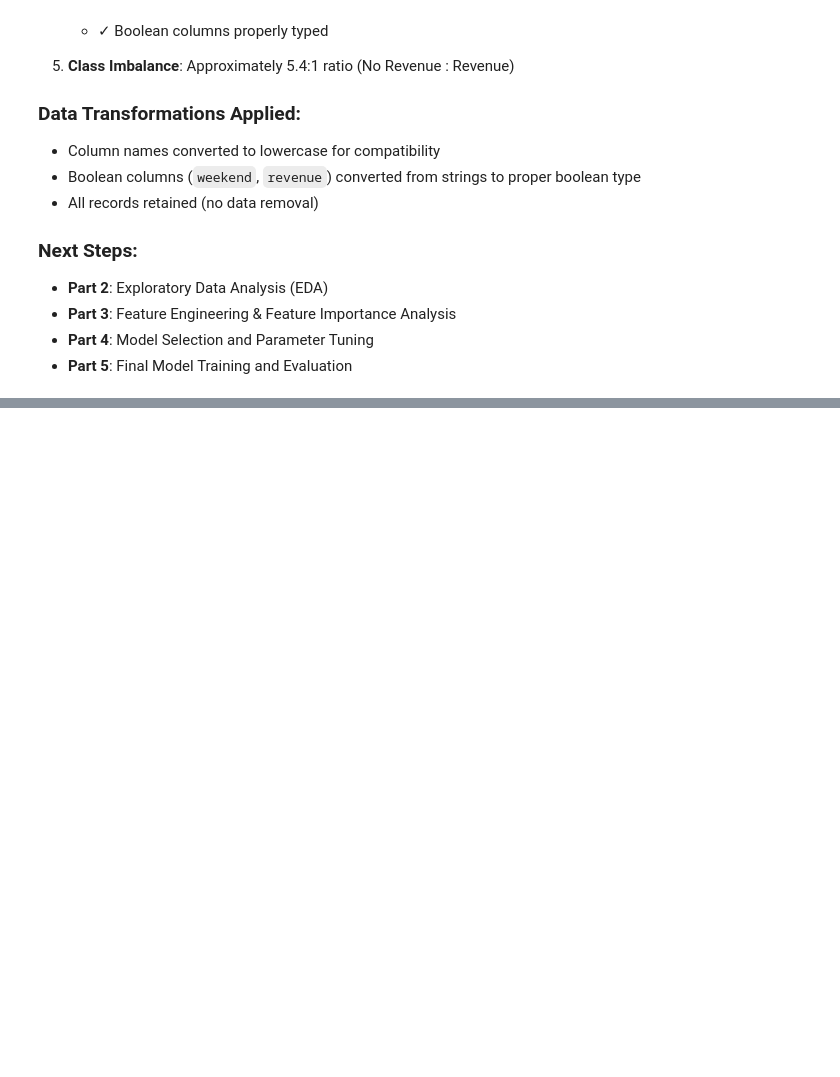
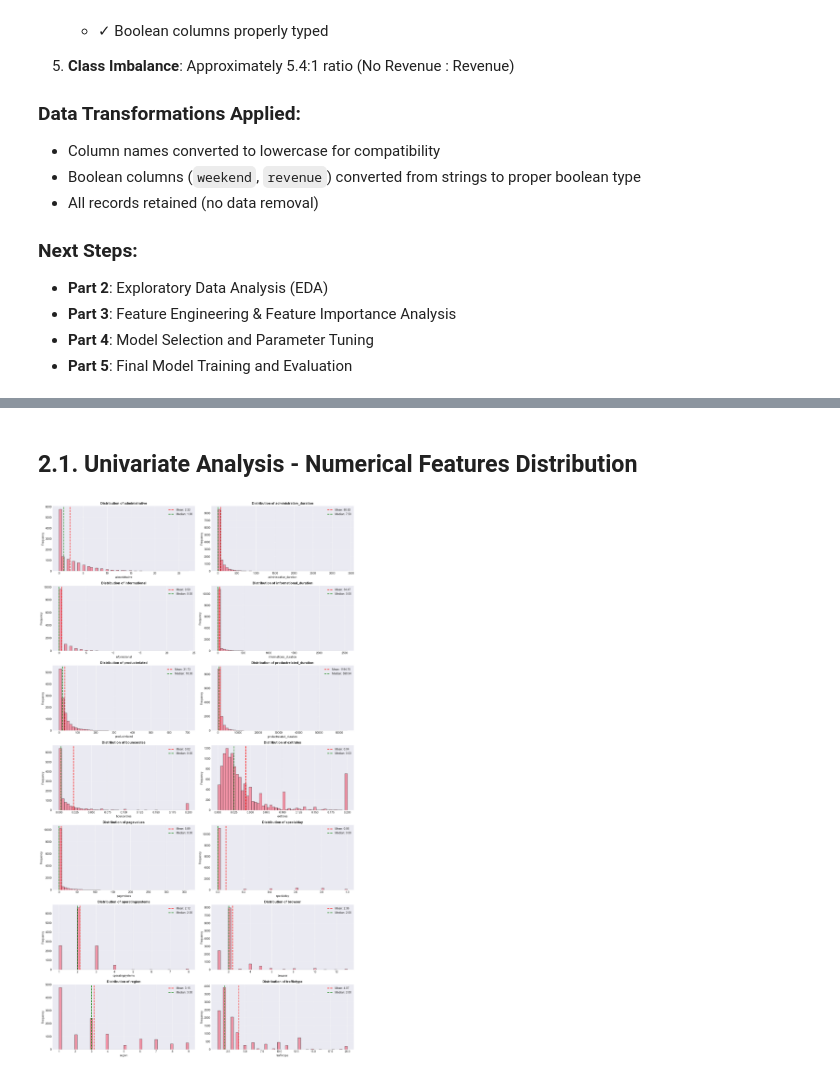
Before and after one commit to dimdimlv/ml_zoomcamp_midterm_project, a Jupyter notebook: notebooks/notebook.ipynb, the cells around one changed output, grey strips where cells are left out. Saved outputs shown, nothing was run; the diff lists cells and outputs as text; code cells hidden in the pictures; blank space fills up the shorter version.

```diff
--- a/notebooks/notebook.ipynb
+++ b/notebooks/notebook.ipynb
@@ -766,0 +771,25 @@ Name: count, dtype: int64
+# %% [markdown]
+## 2.1. Univariate Analysis - Numerical Features Distribution
+# %%
+# Distribution plots for numerical features
+fig, axes = plt.subplots(7, 2, figsize=(16, 28))
+axes = axes.ravel()
+
+for idx, col in enumerate(numerical_cols):
+    df_clean[col].hist(bins=50, ax=axes[idx], edgecolor='black', alpha=0.7)
+    axes[idx].set_title(f'Distribution of {col}', fontsize=12, fontweight='bold')
+    axes[idx].set_xlabel(col)
+    axes[idx].set_ylabel('Frequency')
+    axes[idx].grid(axis='y', alpha=0.3)
+
+    # Add statistics
+    mean_val = df_clean[col].mean()
+    median_val = df_clean[col].median()
+    axes[idx].axvline(mean_val, color='red', linestyle='--', linewidth=2, label=f'Mean: {mean_val:.2f}')
+    axes[idx].axvline(median_val, color='green', linestyle='--', linewidth=2, label=f'Median: {median_val:.2f}')
+    axes[idx].legend()
+
+plt.tight_layout()
+plt.show()
+# %% [output]
+[figure, added]
```
Also changed, not shown: parts of 27 cells of this notebook.
